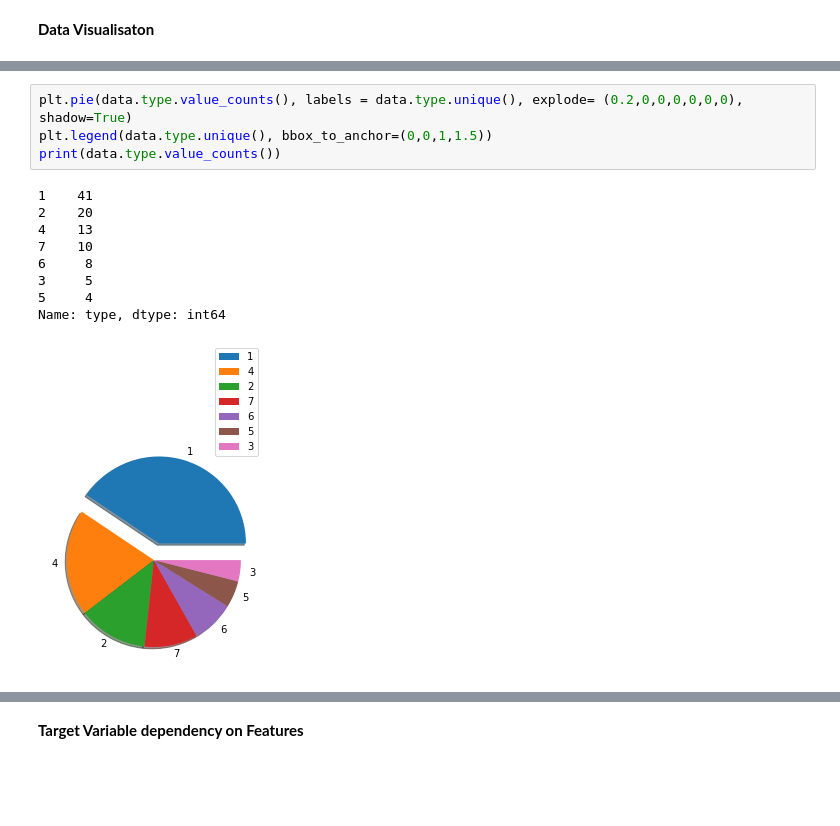
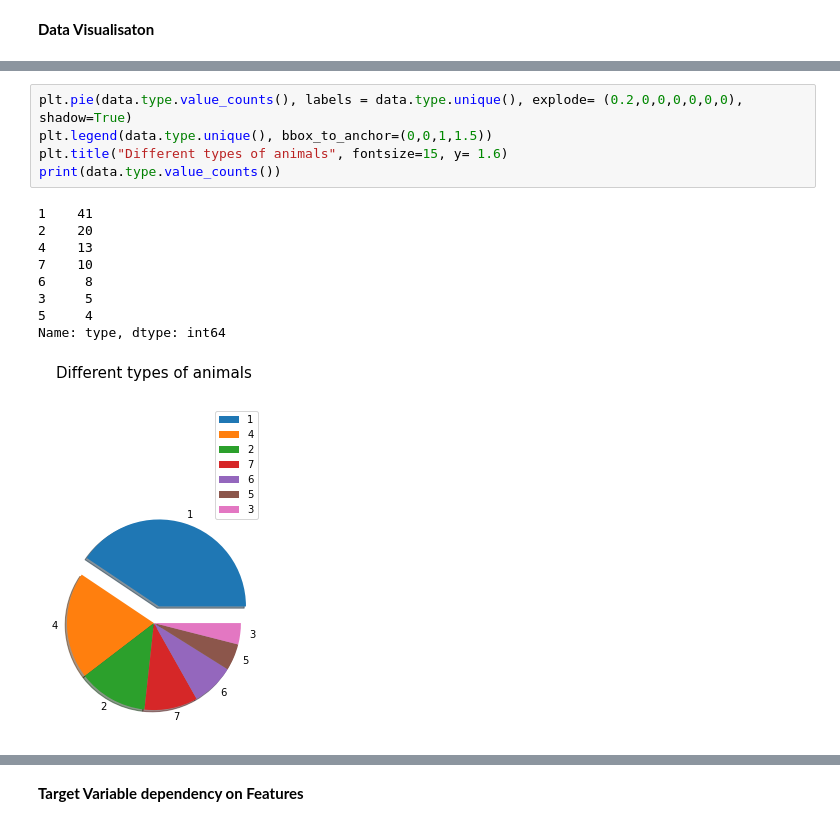
Before and after one commit to manasik29/KNearestNeighbors, a Jupyter notebook: KNearestNeighbor_Zoo.ipynb, the cells around one changed output, grey strips where cells are left out. Cells and saved outputs as stored; diff of their text form; blank space fills up the shorter version.

```diff
--- a/KNearestNeighbor_Zoo.ipynb
+++ b/KNearestNeighbor_Zoo.ipynb
@@ -180,17 +181,18 @@ plt.tight_layout(pad=2.0)
 # %%
 plt.pie(data.type.value_counts(), labels = data.type.unique(), explode= (0.2,0,0,0,0,0,0), shadow=True)
 plt.legend(data.type.unique(), bbox_to_anchor=(0,0,1,1.5))
+plt.title("Different types of animals", fontsize=15, y= 1.6)
 print(data.type.value_counts())
 # %% [output]
 1    41
 2    20
 4    13
 7    10
 6     8
 3     5
 5     4
 Name: type, dtype: int64
-[figure, old version]
+[figure, new version]
 # %%
 plt.pie(data.legs.value_counts(), labels = data.legs.unique(), explode= (0.2,0,0,0,0,0), shadow=True)
 plt.legend(data.legs.unique(), bbox_to_anchor=(0,0,1,1.5))
```
Also changed, not shown: parts of 8 cells of this notebook.
